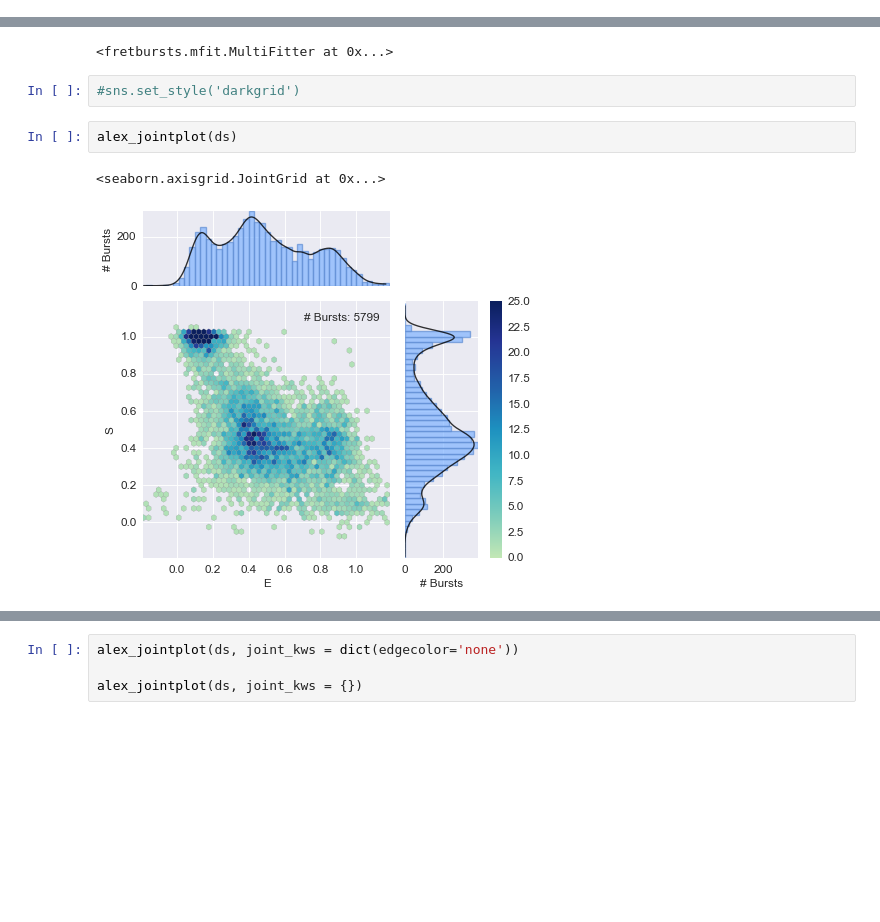
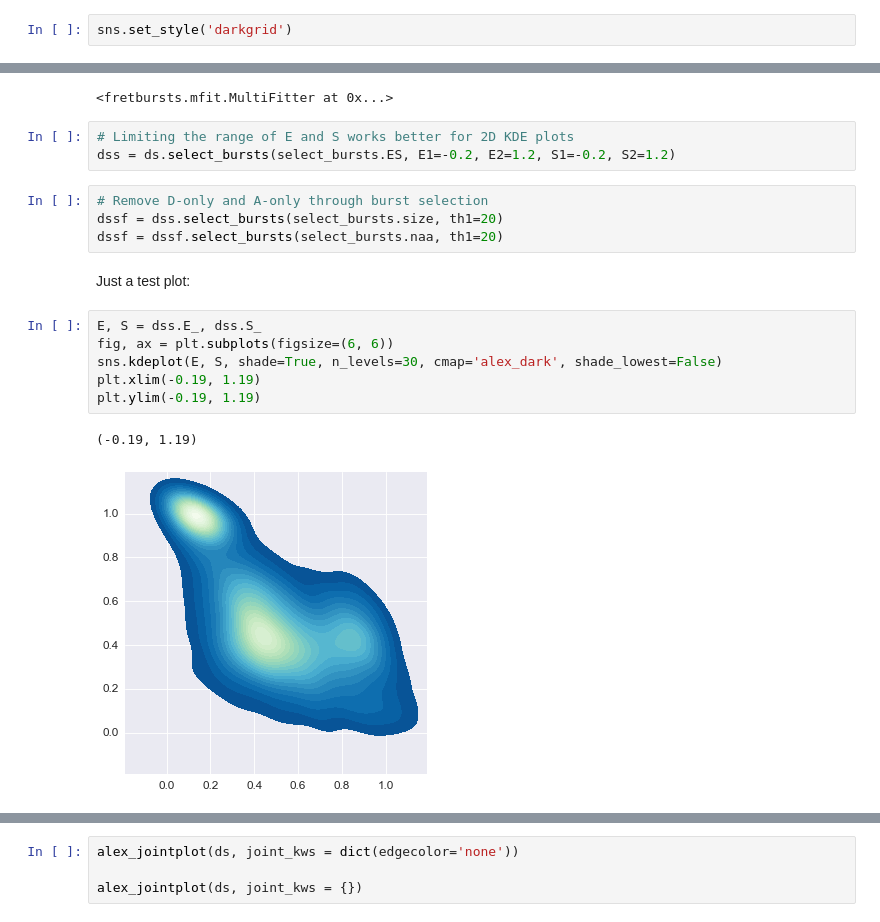
Before and after one commit to tritemio/FRETBursts_notebooks, a Jupyter notebook: notebooks/Example - usALEX histogram.ipynb, the cells around one changed output, grey strips where cells are left out. Saved outputs shown, nothing was run; the diff lists cells and outputs as text; blank space fills up the shorter version.

```diff
--- a/notebooks/Example - usALEX histogram.ipynb
+++ b/notebooks/Example - usALEX histogram.ipynb
@@ -115,16 +115,29 @@ dplot(ds, hist2d_alex);
 [figure]
 # %% [markdown]
 # ALEX Joint Plot
+# %%
+sns.set_style('darkgrid')
 # %%
 # Fit E and S to a model and compute KDE
 bext.bursts_fitter(ds, 'E', binwidth=0.03, bandwidth=0.03, model=mfit.factory_three_gaussians())
 bext.bursts_fitter(ds, 'S', binwidth=0.03, bandwidth=0.03, model=mfit.factory_two_gaussians())
 # %% [output]
 <fretbursts.mfit.MultiFitter at 0x...>
-# %%
-#sns.set_style('darkgrid')
-# %%
-alex_jointplot(ds)
-# %% [output]
-<seaborn.axisgrid.JointGrid at 0x...>
-[figure, removed]
+# %%
+# Limiting the range of E and S works better for 2D KDE plots
+dss = ds.select_bursts(select_bursts.ES, E1=-0.2, E2=1.2, S1=-0.2, S2=1.2)
+# %%
+# Remove D-only and A-only through burst selection
+dssf = dss.select_bursts(select_bursts.size, th1=20)
+dssf = dssf.select_bursts(select_bursts.naa, th1=20)
+# %% [markdown]
+Just a test plot:
+# %%
+E, S = dss.E_, dss.S_
+fig, ax = plt.subplots(figsize=(6, 6))
+sns.kdeplot(E, S, shade=True, n_levels=30, cmap='alex_dark', shade_lowest=False)
+plt.xlim(-0.19, 1.19)
+plt.ylim(-0.19, 1.19)
+# %% [output]
+(-0.19, 1.19)
+[figure, added]
```
Also changed, not shown: parts of 10 cells of this notebook, 4 other files.
